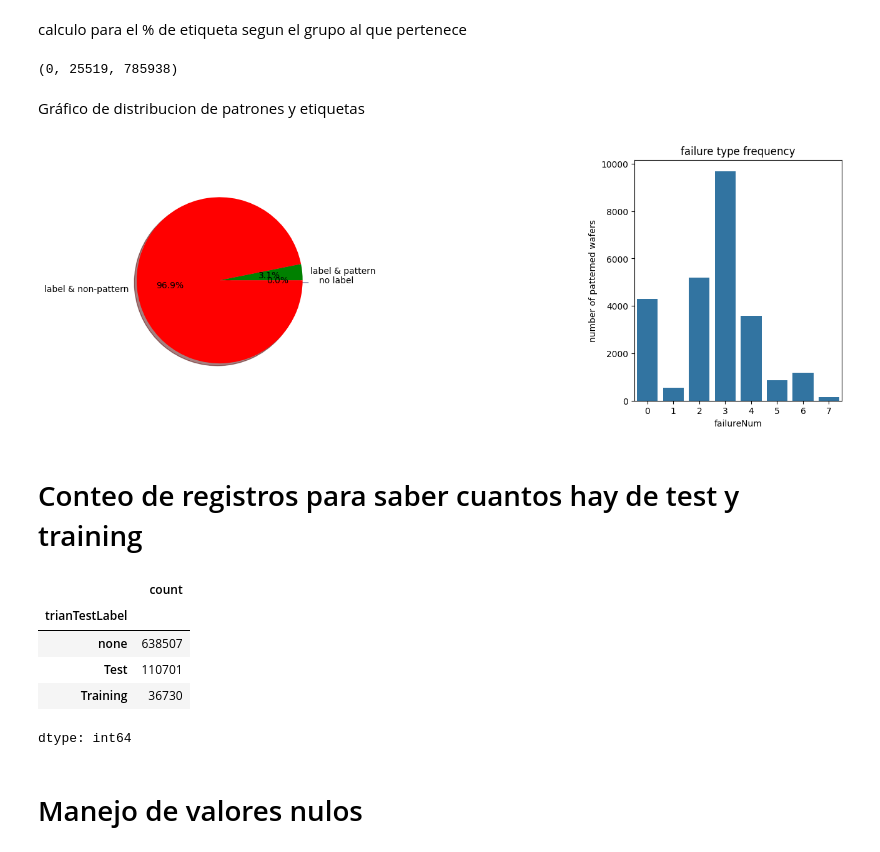
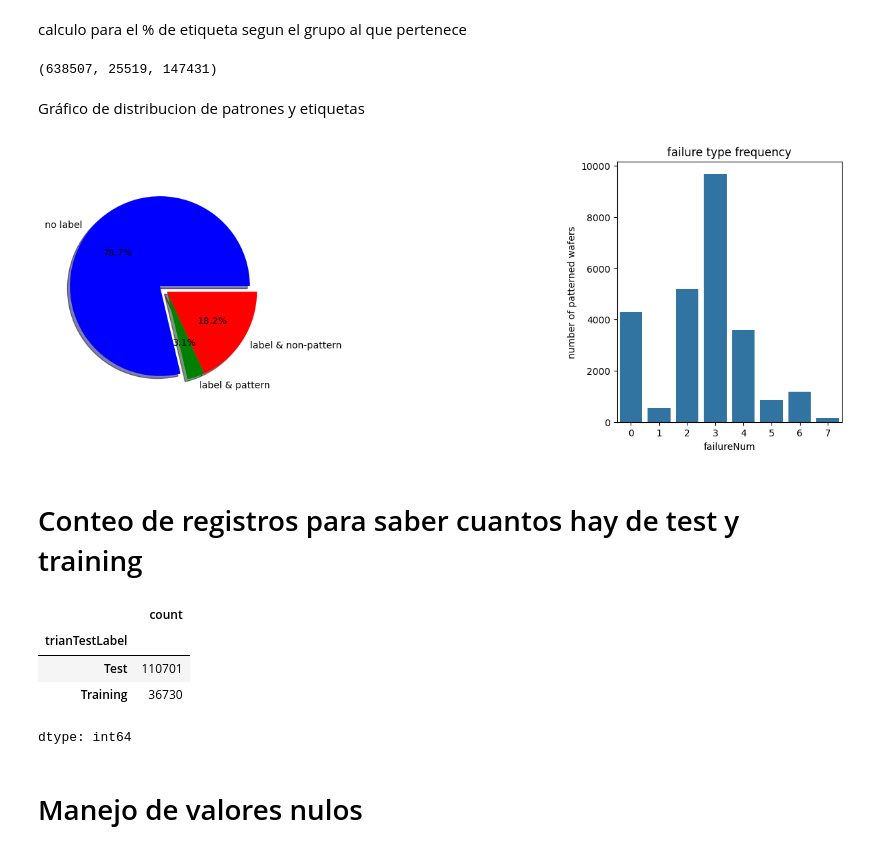
Before and after one commit to Friendchie/Tesis, a Jupyter notebook: ViTransf.ipynb, the cells around one changed output. Saved outputs shown, nothing was run; the diff lists cells and outputs as text; code cells hidden in the pictures.

```diff
--- a/ViTransf.ipynb
+++ b/ViTransf.ipynb
@@ -166,0 +163,9 @@ df_withlabel.shape[0], df_withpattern.shape[0], df_nonpattern.shape[0]
+# %%
+# Asegurarse de usar una copia explícita de los datos etiquetados
+labeled_df = df[df["trianTestLabel"].isin(["Training", "Test"])].copy()
+
+# Separar mapas con falla estructural vs mapas sin falla (none)
+df_withpattern = labeled_df[labeled_df["failureType"] != "none"].copy()
+df_nonpattern = labeled_df[labeled_df["failureType"] == "none"].copy()
+
+print(f"Total labeled: {labeled_df.shape[0]} | Pattern: {df_withpattern.shape[0]} | None: {df_nonpattern.shape[0]}")
@@ -242,24 +249,24 @@ plt.show()
 # %% [markdown]
 calculo para el % de etiqueta segun el grupo al que pertenece
 # %%
-len(df['waferMap'])-df_withlabel.shape[0], df_withpattern.shape[0], df_nonpattern.shape[0]
+len(df['waferMap'])-labeled_df .shape[0], df_withpattern.shape[0], df_nonpattern.shape[0]
 # %% [output]
-(0, 25519, 785938)
+(638507, 25519, 147431)
 # %% [markdown]
 Gráfico de distribucion de patrones y etiquetas
 # %%
 fig,ax = plt.subplots(1,2, figsize = (15,5))
 colors = ['blue', 'green', 'red']
-num_wafers=[len(df['waferMap'])-df_withlabel.shape[0], df_withpattern.shape[0], df_nonpattern.shape[0]]
+num_wafers=[len(df['waferMap'])-labeled_df .shape[0], df_withpattern.shape[0], df_nonpattern.shape[0]]
 labels = ['no label', 'label & pattern', 'label & non-pattern']
 ax[0].pie(num_wafers, explode=(0.1,0,0), labels = labels, colors = colors, autopct = '%1.1f%%', shadow=True)
 sns.countplot(x='failureNum', data=df_withpattern, ax=ax[1])
 ax[1].set_title("failure type frequency")
 ax[1].set_ylabel("number of patterned wafers")
 plt.subplots_adjust(wspace = 1.5)
 plt.show()
 # %% [output]
-[figure, old version]
+[figure, new version]
 # %% [markdown]
 # Conteo de registros para saber cuantos hay de test y training
 # %%
@@ -267,7 +274,6 @@ display(df_nonpattern['trianTestLabel'].value_counts())
 # %% [output]
 |  | count |
 | trianTestLabel |  |
-| none | 638507 |
 | Test | 110701 |
 | Training | 36730 |
 dtype: int64
```
Also changed, not shown: parts of 27 cells of this notebook.
